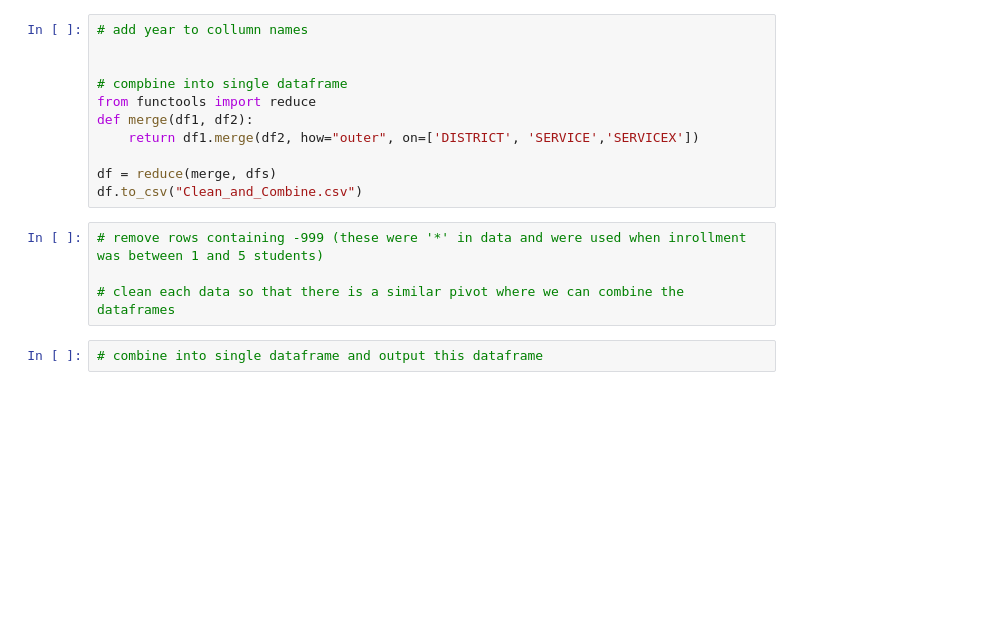
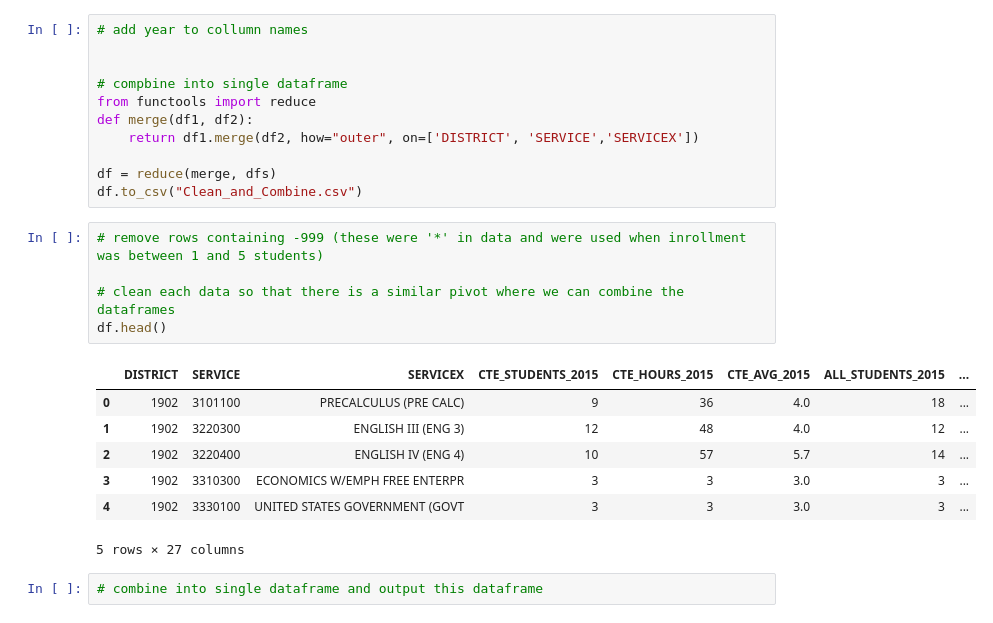
Before and after one commit to Kev-clark/Project_1, a Jupyter notebook: Base Project code.ipynb, the cells around one changed output. Drawn from its saved outputs; the diff is of its cells as text; blank space fills up the shorter version.

```diff
--- a/Base Project code.ipynb
+++ b/Base Project code.ipynb
@@ -112,7 +112,16 @@ df.to_csv("Clean_and_Combine.csv")
 # %%
 # remove rows containing -999 (these were '*' in data and were used when inrollment was between 1 and 5 students)
 
 # clean each data so that there is a similar pivot where we can combine the dataframes
+df.head()
+# %% [output]
+|  | DISTRICT | SERVICE | SERVICEX | CTE_STUDENTS_2015 | CTE_HOURS_2015 | CTE_AVG_2015 | ALL_STUDENTS_2015 | ... |
+| 0 | 1902 | 3101100 | PRECALCULUS (PRE CALC) | 9 | 36 | 4.0 | 18 | ... |
+| 1 | 1902 | 3220300 | ENGLISH III (ENG 3) | 12 | 48 | 4.0 | 12 | ... |
+| 2 | 1902 | 3220400 | ENGLISH IV (ENG 4) | 10 | 57 | 5.7 | 14 | ... |
+| 3 | 1902 | 3310300 | ECONOMICS W/EMPH FREE ENTERPR | 3 | 3 | 3.0 | 3 | ... |
+| 4 | 1902 | 3330100 | UNITED STATES GOVERNMENT (GOVT | 3 | 3 | 3.0 | 3 | ... |
+5 rows × 27 columns
 # %%
 # combine into single dataframe and output this dataframe
 # %%
```
